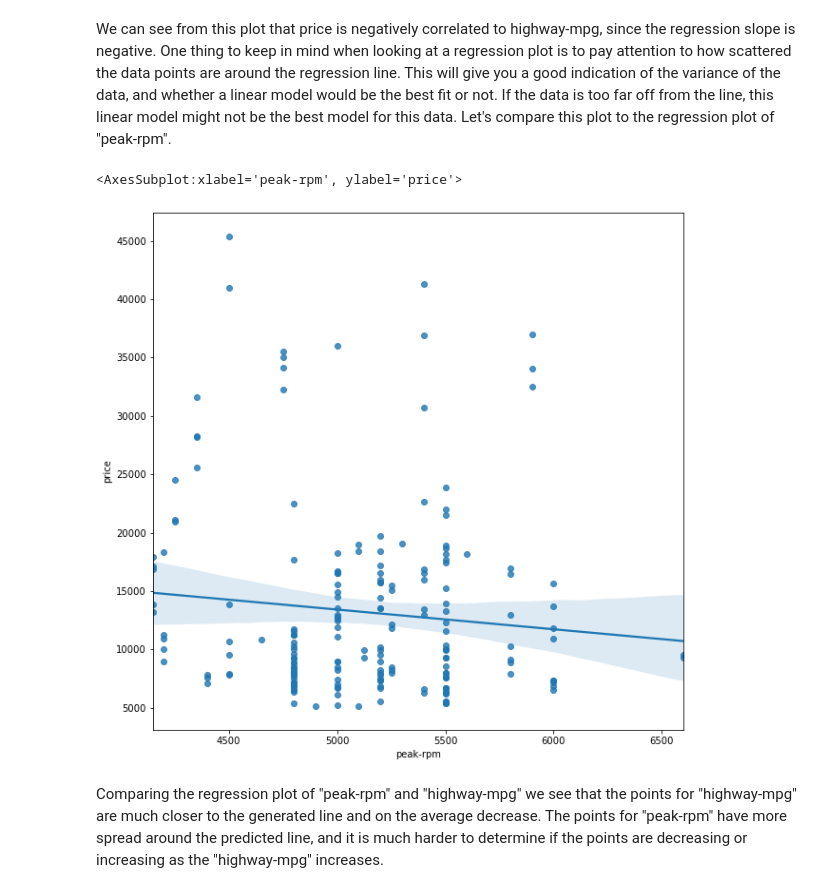
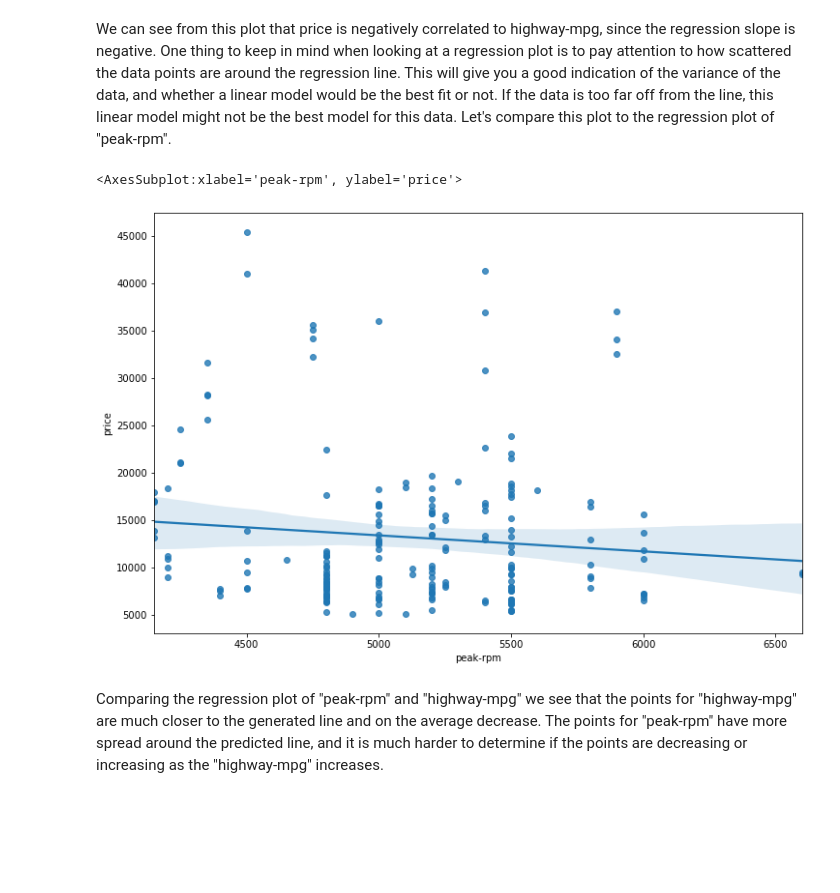
Before and after one commit to OmarInCS/data-analysis-visulization-python, a Jupyter notebook: week5/day2/lesson-14-models.ipynb, the cells around one changed output. Drawn from its saved outputs; the diff is of its cells as text; code cells hidden in the pictures; blank space fills up the shorter version.

```diff
--- a/week5/day2/lesson-14-models.ipynb
+++ b/week5/day2/lesson-14-models.ipynb
@@ -362,9 +381,11 @@ import the visualization package: seaborn
 One thing to keep in mind when looking at a regression plot is to pay attention to how scattered the data points are around the regression line. This will give you a good indication of the variance of the data, and whether a linear model would be the best fit or not. If the data is too far off from the line, this linear model might not be the best model for this data. Let's compare this plot to the regression plot of "peak-rpm".</p>
 # %%
 # plot to the regression plot of "peak-rpm".
+plt.figure(figsize=(12, 8))
+sns.regplot(x=df["peak-rpm"], y=df["price"])
 # %% [output]
 <AxesSubplot:xlabel='peak-rpm', ylabel='price'>
-[figure, old version]
+[figure, new version]
 # %% [markdown]
 <p>Comparing the regression plot of "peak-rpm" and "highway-mpg" we see that the points for "highway-mpg" are much closer to the generated line and on the average decrease. The points for "peak-rpm" have more spread around the predicted line, and it is much harder to determine if the points are decreasing or increasing as the "highway-mpg" increases.</p>
 # %% [markdown]
```
Also changed, not shown: parts of 55 cells of this notebook.
